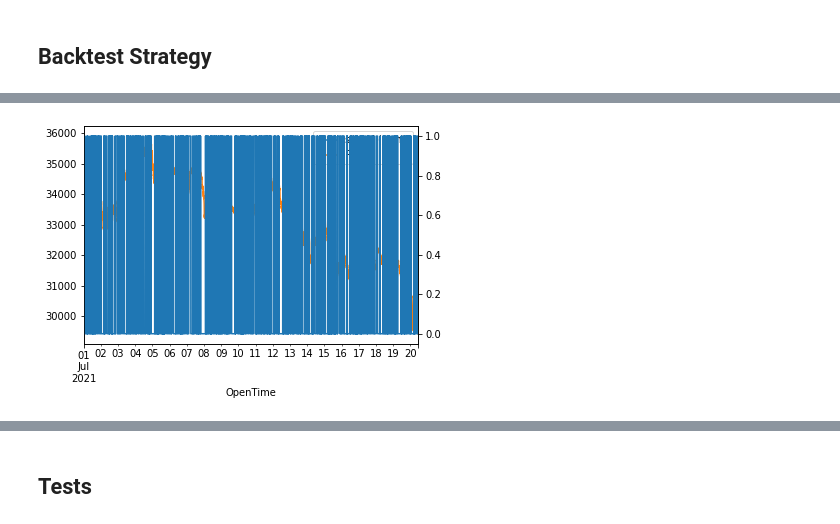
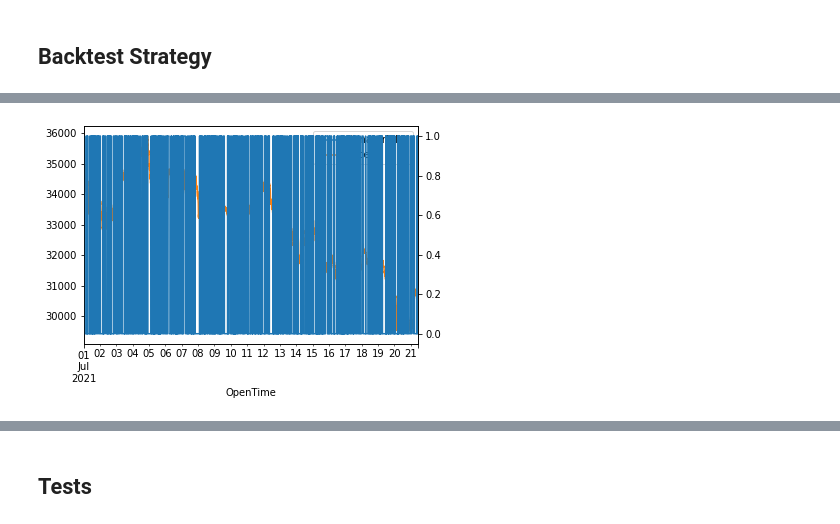
Before and after one commit to evandroagnes/cryptocurrencies-trading, a Jupyter notebook: cryptocurrencies_analysis.ipynb, the cells around one changed output, grey strips where cells are left out. Cells and saved outputs as stored; diff of their text form; code cells hidden in the pictures.

```diff
--- a/cryptocurrencies_analysis.ipynb
+++ b/cryptocurrencies_analysis.ipynb
@@ -327,7 +340,7 @@ plt.show()
 # %%
 from backtest_utils import get_macd_signal, signal_strategy
 
-signal = get_macd_signal(data[['signal']].copy(), data[['MACD']].copy())
+signal = get_macd_signal(data[['MACDSignal']].copy(), data[['MACD']].copy())
 
 # Merge the data
 combined_df = bt.merge(signal, price_data)
@@ -392,6 +384,9 @@ from backtest_utils import signal_above_strategy, buy_and_hold_strategy
 
 # Create signal strategy backtest
 bt_sma5 = signal_above_strategy(price_data.copy(), data[['SMA5']].copy(), name='SMA5')
+bt_sma10 = signal_above_strategy(price_data.copy(), data[['SMA10']].copy(), name='SMA10')
+bt_sma20 = signal_above_strategy(price_data.copy(), data[['SMA20']].copy(), name='SMA20')
+bt_sma30 = signal_above_strategy(price_data.copy(), data[['SMA30']].copy(), name='SMA30')
 bt_sma50 = signal_above_strategy(price_data.copy(), data[['SMA50']].copy(), name='SMA50')
 bt_sma100 = signal_above_strategy(price_data.copy(), data[['SMA100']].copy(), name='SMA100')
 
@@ -399,7 +394,7 @@ bt_sma100 = signal_above_strategy(price_data.copy(), data[['SMA100']].copy(), na
 bt_benchmark = buy_and_hold_strategy(price_data.copy(), name='benchmark')
 # %%
 # Run all backtests and plot the resutls
-bt_results = bt.run(bt_sma5, bt_sma50, bt_sma100, bt_macd, bt_rsi, bt_rsi_adx, bt_rsi_plus, bt_sma_macd, bt_benchmark)
+bt_results = bt.run(bt_sma5,bt_sma10, bt_sma20, bt_sma30, bt_sma50, bt_sma100, bt_macd, bt_rsi, bt_rsi_adx, bt_rsi_plus, bt_sma_macd, bt_benchmark)
 #bt_results = bt.run(bt_rsi, bt_sma50, bt_benchmark)
 bt_results.plot(title='Strategy benchmarking')
 plt.show()
@@ -453,5 +451,5 @@ Best Strategy: SMA50
 # %%
-bt_results = bt.run(bt_rsi, bt_sma50, bt_benchmark)
+bt_results = bt.run(bt_rsi_plus, bt_macd, bt_benchmark)
 bt_results.plot(title='Strategy benchmarking')
 plt.show()
 # %% [output]
@@ -479,25 +477,21 @@ incep  16.85%  18.39%   -82.29%
 # %%
 from backtest_utils import get_5_minute_signal, signal_strategy
 import bt
 
-summaries = {'OpenPrice': 'first', 'HighPrice': 'max', 'LowPrice': 'min', 'ClosePrice': 'last', 'Volume': 'sum'}
-df_5m = df.resample('5min').agg(summaries)
-df_5m.dropna(inplace=True)
+data_5m = df_5m.copy()
+data_5m['MACD'], data_5m['MACDSignal'], data_5m['MACDHist'] = macd(data_5m.ClosePrice)
+data_5m['EMA20'] = ema(data_5m['ClosePrice'], 20)
+data_5m = data_5m['2021-7-1':]
 
-df_5m['EMA20'] = ema(df_5m['ClosePrice'], 20)
-df_5m['MACD'], df_5m['signal'], df_5m['MACDH'] = macd(df_5m.ClosePrice)
-
-df_5m = df_5m['2021-7-1':]
-
-signal = get_5_minute_signal(df_5m[['ClosePrice']].copy(), df_5m[['MACDH']].copy(), df_5m[['EMA20']].copy())
+signal = get_5_minute_signal(data_5m[['ClosePrice']].copy(), data_5m[['MACDHist']].copy(), data_5m[['EMA20']].copy())
 
 # Merge the data
-combined_df = bt.merge(signal, df_5m[['ClosePrice']])
+combined_df = bt.merge(signal, data_5m[['ClosePrice']])
 combined_df.columns = ['signal', 'Price']
 combined_df.plot(secondary_y=['signal'])
 plt.show()
 # %% [output]
-[figure, old version]
+[figure, new version]
 # %%
 bt_backtest = signal_strategy(df_5m[['ClosePrice']].copy(), signal, '5-min')
 
```
Also changed, not shown: parts of 29 cells of this notebook.
